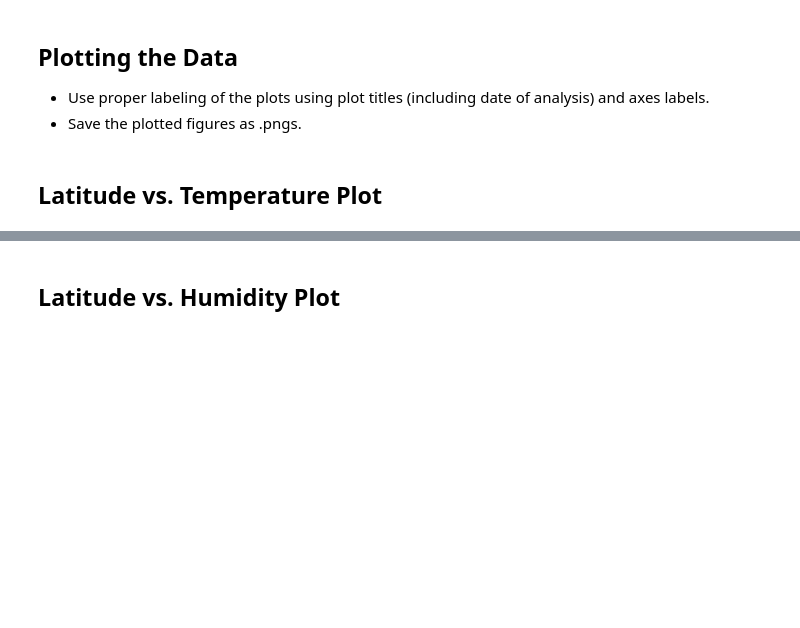
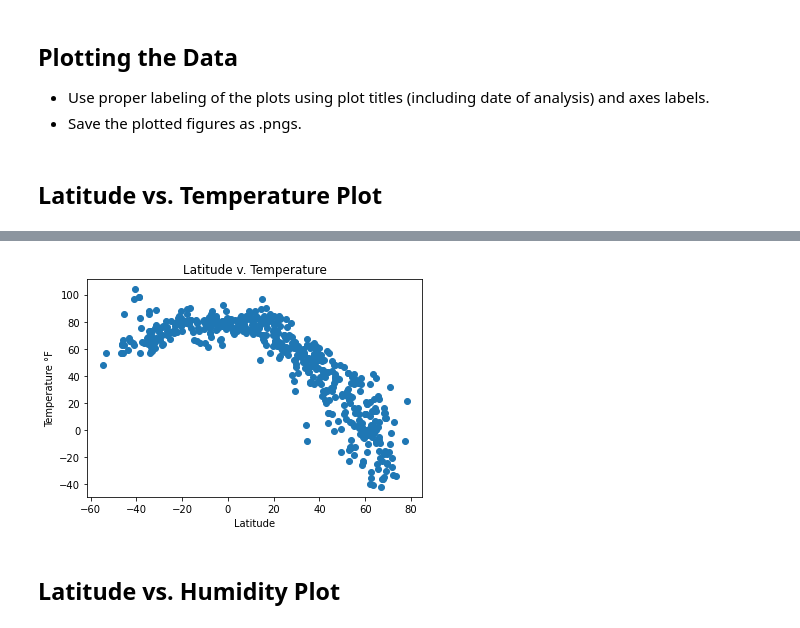
Before and after one commit to chuckloveall/python-api-weather, a Jupyter notebook: starter_code/WeatherPy.ipynb, the cells around one changed output, grey strips where cells are left out. Saved outputs shown, nothing was run; the diff lists cells and outputs as text; code cells hidden in the pictures; blank space fills up the shorter version.

```diff
--- a/starter_code/WeatherPy.ipynb
+++ b/starter_code/WeatherPy.ipynb
@@ -76,0 +56,14 @@ Data Retrieval Complete
+# %%
+#print(cities[-1])
+# print(city)
+url = "http://api.openweathermap.org/data/2.5/weather?"
+city_q= "henties bay"
+unit= "imperial"
+query_url= f"{url}q={city_q}&units={unit}&appid={weather_api_key}"
+response= requests.get(query_url).json()
+print(response)
+# print(response['main']['temp'])
+# print(response['main']['humidity'])
+# print(response['wind']['speed'])
+# print(response['clouds']['all'])
+# print(response['id'])
@@ -76,0 +138,12 @@ Data Retrieval Complete
+# %%
+weather_df= pd.DataFrame({"City Name" : city_name})
+weather_df["City ID"]= city_id
+weather_df["Latitude"]= latitude
+weather_df["Longitude"]= longitude
+#alt + 0176 is degree symbol
+weather_df["Temp °F"]= temp
+weather_df["Humidity %"]= humidity
+weather_df["Wind Speed (mph)"]= wind
+weather_df["Cloudiness %"]= cloudiness
+weather_df["Country"]= country
+weather_df
@@ -138,2 +190,10 @@ Int64Index([], dtype='int64')
+# %%
+plt.scatter(weather_df['Latitude'],weather_df['Temp °F'])
+plt.xlabel("Latitude")
+plt.ylabel("Temperature °F")
+plt.title("Latitude v. Temperature")
+plt.show()
+# %% [output]
+[figure, added]
 # %% [markdown]
 ## Latitude vs. Humidity Plot
```
Also changed, not shown: parts of 36 cells of this notebook, 1 other file.
